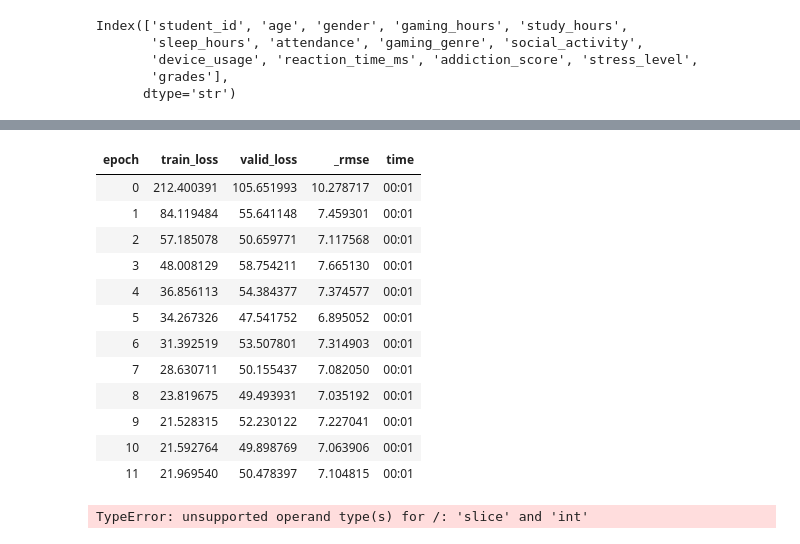
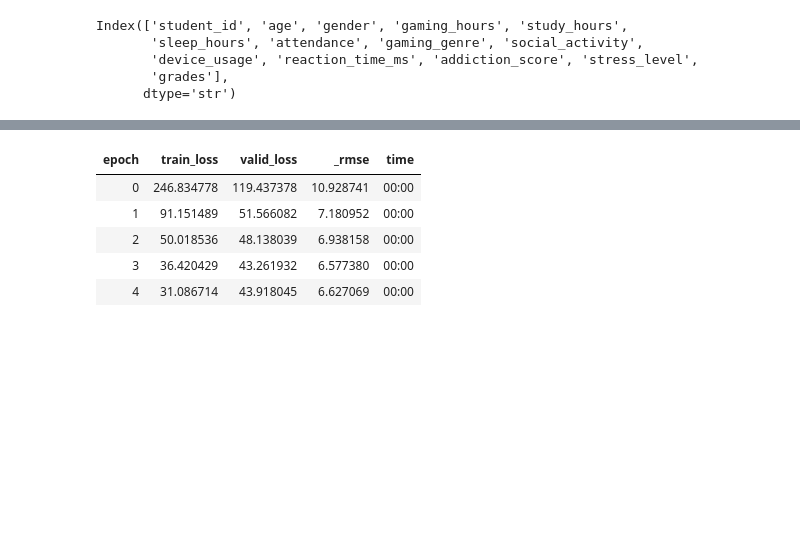
Before and after one commit to anugrhaswi/gaming-vs-grades-predictor, a Jupyter notebook: main.ipynb, the cells around one changed output, grey strips where cells are left out. Drawn from its saved outputs; the diff is of its cells as text; code cells hidden in the pictures; blank space fills up the shorter version.

```diff
--- a/main.ipynb
+++ b/main.ipynb
@@ -57,7 +57,7 @@ dls.show_batch()
 # Create the learner with the grade limits
 learn = tabular_learner(
     dls,
-    layers=[200,100],
+    layers=[100,50],
     metrics=rmse,
     y_range=(0, 100)
 )
@@ -70,23 +70,12 @@ Minimum loss divided by 10: 0.0020892962347716093
 # %%
-learn.fit_one_cycle(12, slice(1.7e-3, 1e-2))
+learn.fit_one_cycle(5, lr_max=suggestions.valley)
 # %% [output]
 | epoch | train_loss | valid_loss | _rmse | time |
-| 0 | 212.400391 | 105.651993 | 10.278717 | 00:01 |
-| 1 | 84.119484 | 55.641148 | 7.459301 | 00:01 |
-| 2 | 57.185078 | 50.659771 | 7.117568 | 00:01 |
-| 3 | 48.008129 | 58.754211 | 7.665130 | 00:01 |
-| 4 | 36.856113 | 54.384377 | 7.374577 | 00:01 |
-| 5 | 34.267326 | 47.541752 | 6.895052 | 00:01 |
-| 6 | 31.392519 | 53.507801 | 7.314903 | 00:01 |
-| 7 | 28.630711 | 50.155437 | 7.082050 | 00:01 |
-| 8 | 23.819675 | 49.493931 | 7.035192 | 00:01 |
-| 9 | 21.528315 | 52.230122 | 7.227041 | 00:01 |
-| 10 | 21.592764 | 49.898769 | 7.063906 | 00:01 |
-| 11 | 21.969540 | 50.478397 | 7.104815 | 00:01 |
+| 0 | 246.834778 | 119.437378 | 10.928741 | 00:00 |
+| 1 | 91.151489 | 51.566082 | 7.180952 | 00:00 |
+| 2 | 50.018536 | 48.138039 | 6.938158 | 00:00 |
+| 3 | 36.420429 | 43.261932 | 6.577380 | 00:00 |
+| 4 | 31.086714 | 43.918045 | 6.627069 | 00:00 |
-# %%
-learn.fine_tune(12, slice(1.7e-3, 1e-2))
-# %% [output]
-TypeError: unsupported operand type(s) for /: 'slice' and 'int'
 # %%
 learn.show_results()
 # %% [output]
```
Also changed, not shown: parts of 5 cells of this notebook.
